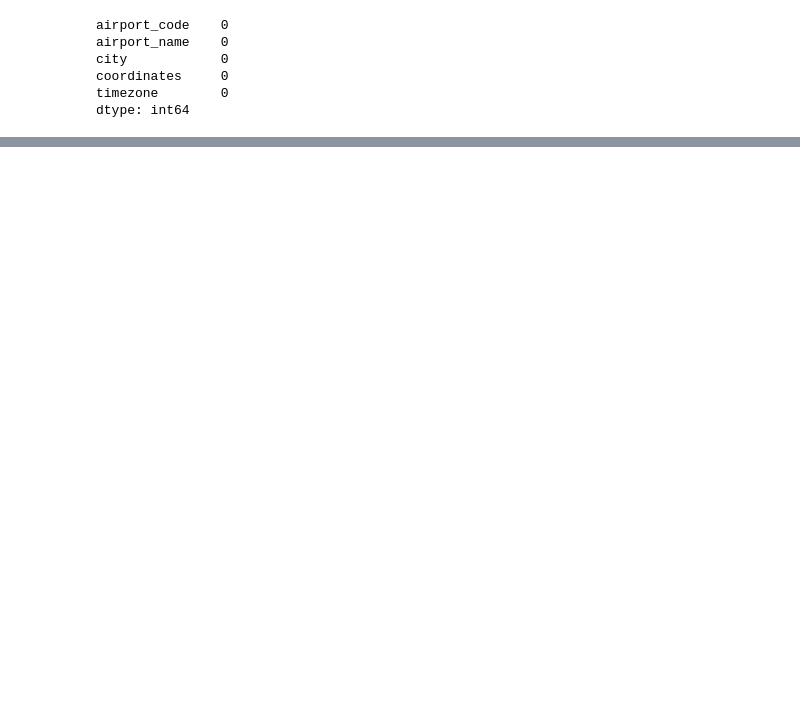
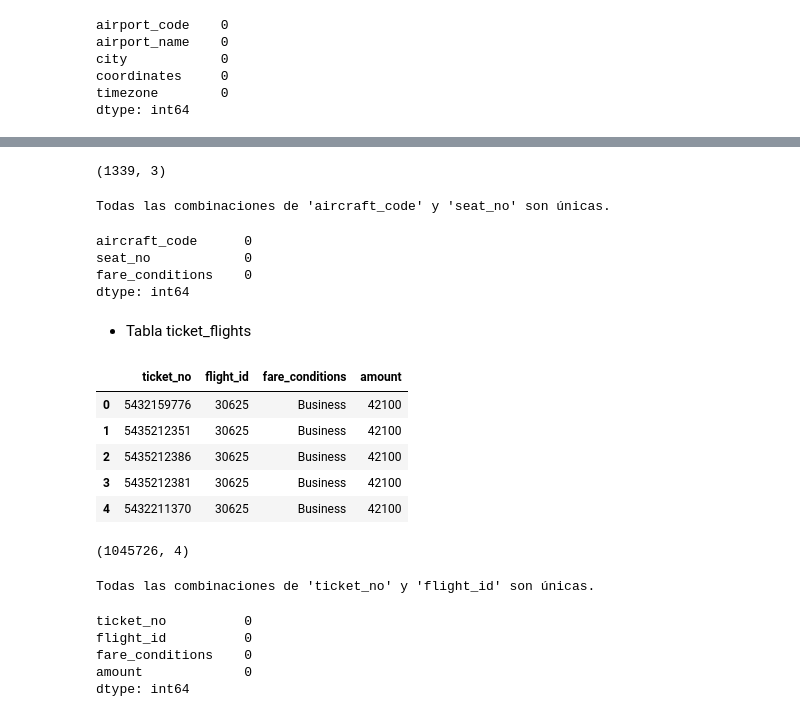
Before and after one commit to Marcelacamerota/ProyectoAerolinea, a Jupyter notebook: ETL/ETL.ipynb, the cells around one changed output, grey strips where cells are left out. Drawn from its saved outputs; the diff is of its cells as text; code cells hidden in the pictures; blank space fills up the shorter version.

```diff
--- a/ETL/ETL.ipynb
+++ b/ETL/ETL.ipynb
@@ -171,0 +252,62 @@ dtype: int64
+# %%
+#Cantidad de filas y columnas
+np.shape(seats)
+# %% [output]
+(1339, 3)
+# %%
+# Verificar si las combinaciones son únicas
+combinaciones_unicas = not seats.duplicated(subset=['aircraft_code', 'seat_no']).any()
+
+if combinaciones_unicas:
+    print("Todas las combinaciones de 'aircraft_code' y 'seat_no' son únicas.")
+else:
+    print("Hay combinaciones duplicadas de 'aircraft_code' y 'seat_no'.")
+# %% [output]
+Todas las combinaciones de 'aircraft_code' y 'seat_no' son únicas.
+# %%
+#Consultar nulos
+seats.isnull().sum()
+# %% [output]
+aircraft_code      0
+seat_no            0
+fare_conditions    0
+dtype: int64
+# %% [markdown]
+- Tabla ticket_flights
+# %%
+#Creación del DF
+query = "SELECT * FROM ticket_flights;"
+
+ticket_flights = pd.read_sql_query(query, connection)
+ticket_flights.head()
+# %% [output]
+|  | ticket_no | flight_id | fare_conditions | amount |
+| 0 | 5432159776 | 30625 | Business | 42100 |
+| 1 | 5435212351 | 30625 | Business | 42100 |
+| 2 | 5435212386 | 30625 | Business | 42100 |
+| 3 | 5435212381 | 30625 | Business | 42100 |
+| 4 | 5432211370 | 30625 | Business | 42100 |
+# %%
+#Cantidad de filas y columnas
+np.shape(ticket_flights)
+# %% [output]
+(1045726, 4)
+# %%
+# Verificar si las combinaciones son únicas
+combinaciones_unicas = not ticket_flights.duplicated(subset=['ticket_no', 'flight_id']).any()
+
+if combinaciones_unicas:
+    print("Todas las combinaciones de 'ticket_no' y 'flight_id' son únicas.")
+else:
+    print("Hay combinaciones duplicadas de 'ticket_no' y 'flight_id'.")
+# %% [output]
+Todas las combinaciones de 'ticket_no' y 'flight_id' son únicas.
+# %%
+#Consultar nulos
+ticket_flights.isnull().sum()
+# %% [output]
+ticket_no          0
+flight_id          0
+fare_conditions    0
+amount             0
+dtype: int64
```
Also changed, not shown: parts of 27 cells of this notebook.
